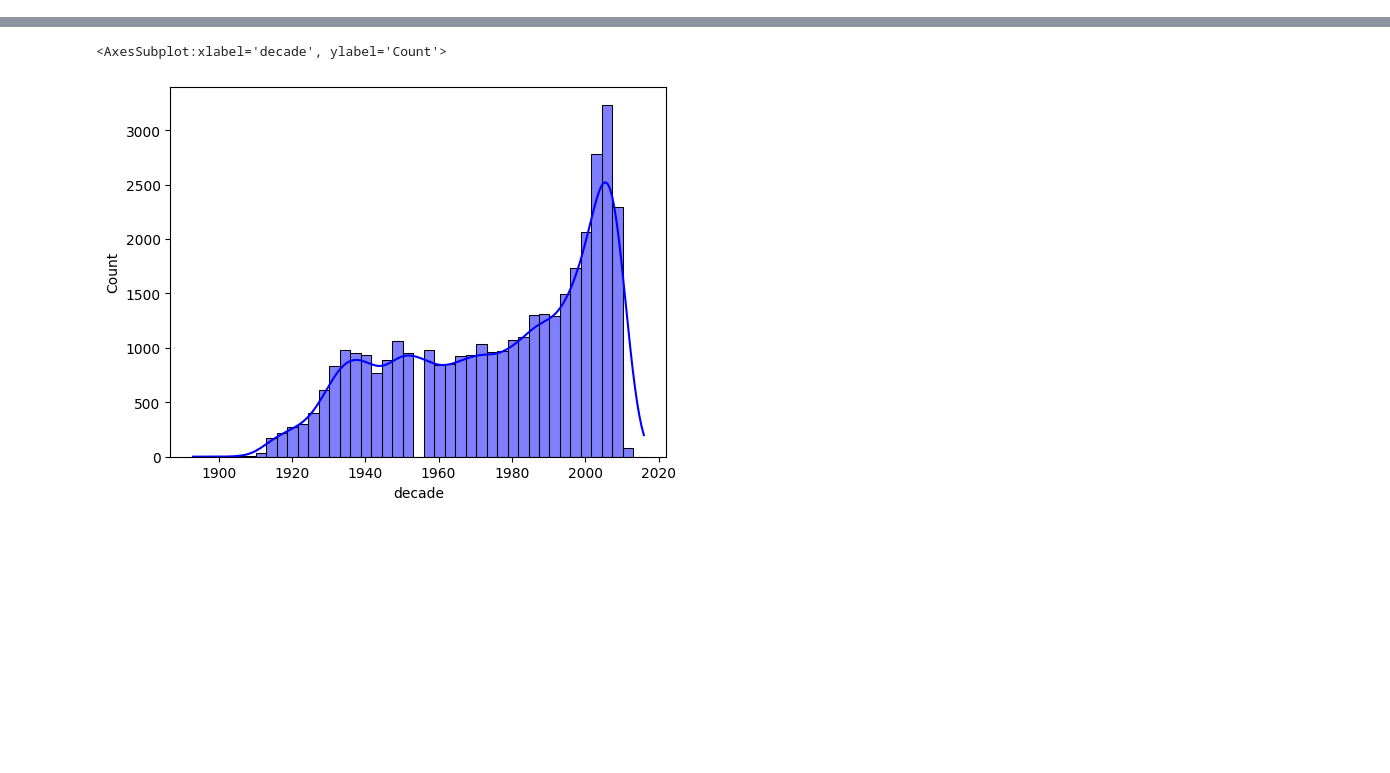
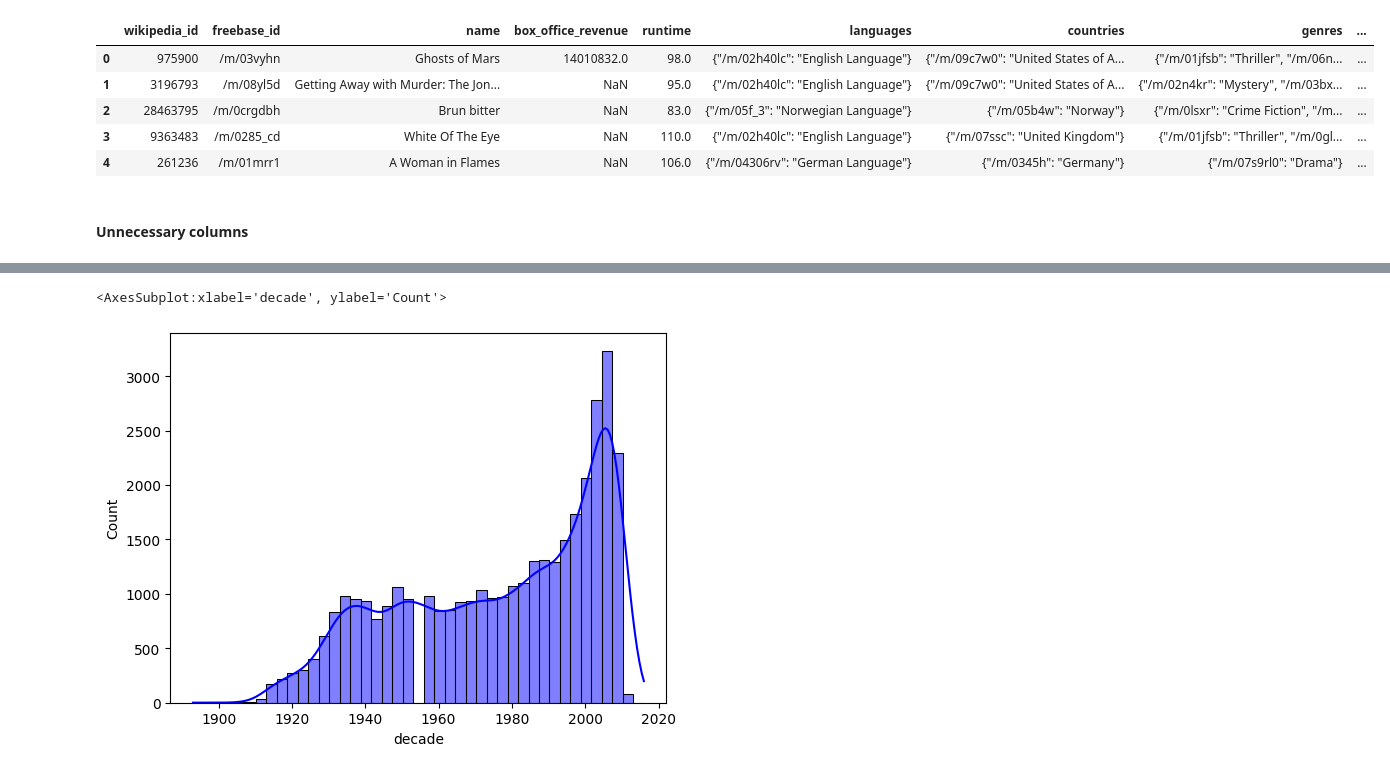
Before and after one commit to epfl-ada/ada-2023-project-adaroundtheworld2023, a Jupyter notebook: notebooks/preprocess.ipynb, the cells around one changed output, grey strips where cells are left out. Cells and saved outputs as stored; diff of their text form; code cells hidden in the pictures; blank space fills up the shorter version.

```diff
--- a/notebooks/preprocess.ipynb
+++ b/notebooks/preprocess.ipynb
@@ -156,0 +50,23 @@ oucentage of empty value in the genres column 2.354387%
+# %%
+# let's now convert string to date
+movie_metadata_df['release_year'] = pd.to_datetime(movie_metadata_df['release_date'], errors='coerce')
+
+# remove the original column
+# plus there might be some with inconsistent formatting in the newly created column
+movie_metadata_df.drop(columns='release_date', inplace=True)
+movie_metadata_df.dropna(subset=['release_year'], inplace=True)
+
+# and now convert it to year as integer
+movie_metadata_df['release_year'] = movie_metadata_df['release_year'].dt.year.astype(int)
+
+
+movie_metadata_df.head(5)
+# %% [output]
+|  | wikipedia_id | freebase_id | name | box_office_revenue | runtime | languages | countries | genres | ... |
+| 0 | 975900 | /m/03vyhn | Ghosts of Mars | 14010832.0 | 98.0 | {"/m/02h40lc": "English Language"} | {"/m/09c7w0": "United States of A... | {"/m/01jfsb": "Thriller", "/m/06n... | ... |
+| 1 | 3196793 | /m/08yl5d | Getting Away with Murder: The Jon... | NaN | 95.0 | {"/m/02h40lc": "English Language"} | {"/m/09c7w0": "United States of A... | {"/m/02n4kr": "Mystery", "/m/03bx... | ... |
+| 2 | 28463795 | /m/0crgdbh | Brun bitter | NaN | 83.0 | {"/m/05f_3": "Norwegian Language"} | {"/m/05b4w": "Norway"} | {"/m/0lsxr": "Crime Fiction", "/m... | ... |
+| 3 | 9363483 | /m/0285_cd | White Of The Eye | NaN | 110.0 | {"/m/02h40lc": "English Language"} | {"/m/07ssc": "United Kingdom"} | {"/m/01jfsb": "Thriller", "/m/0gl... | ... |
+| 4 | 261236 | /m/01mrr1 | A Woman in Flames | NaN | 106.0 | {"/m/04306rv": "German Language"} | {"/m/0345h": "Germany"} | {"/m/07s9rl0": "Drama"} | ... |
+# %% [markdown]
+#### Unnecessary columns
```
Also changed, not shown: parts of 49 cells of this notebook, 1 other file.
